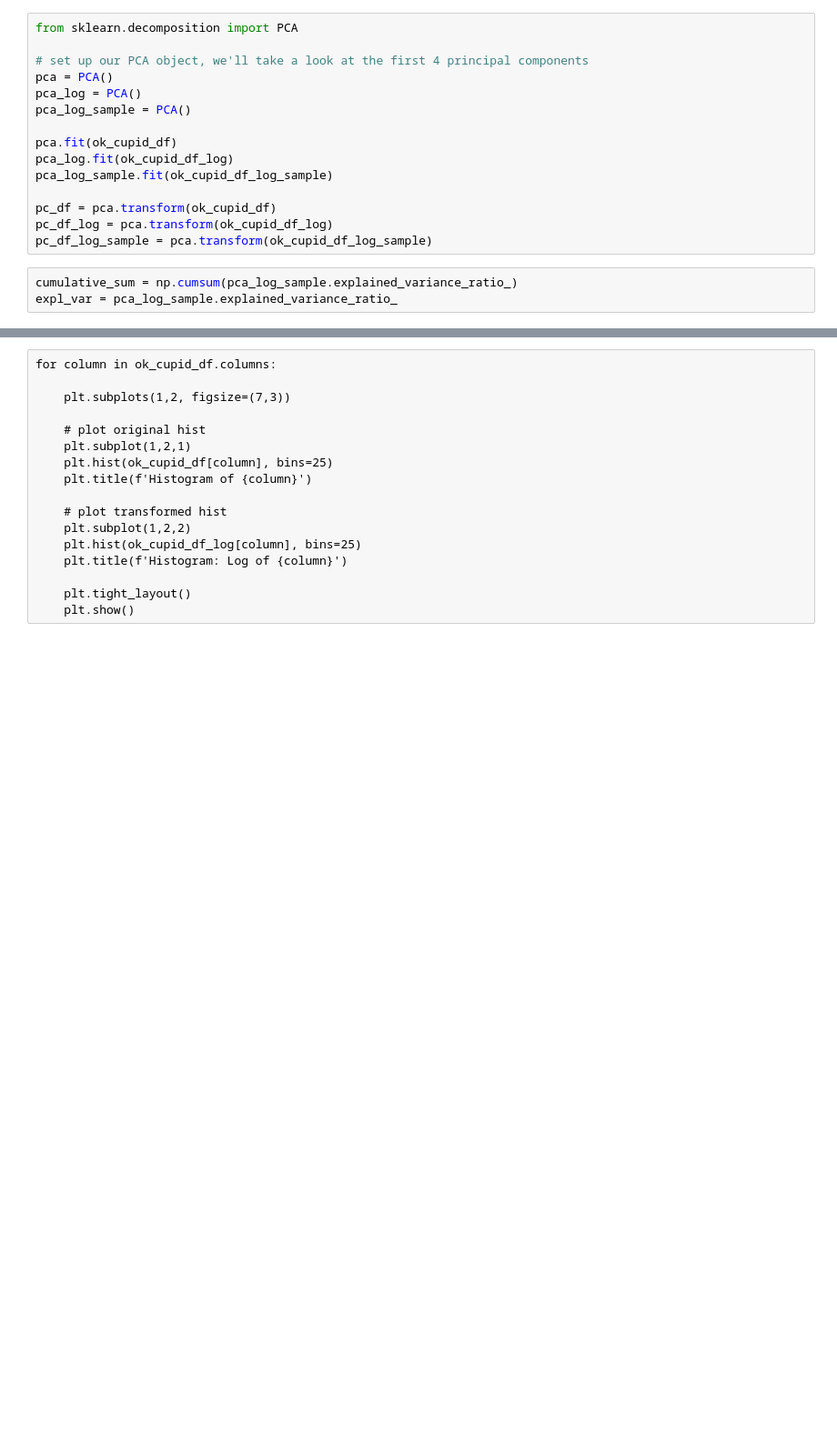
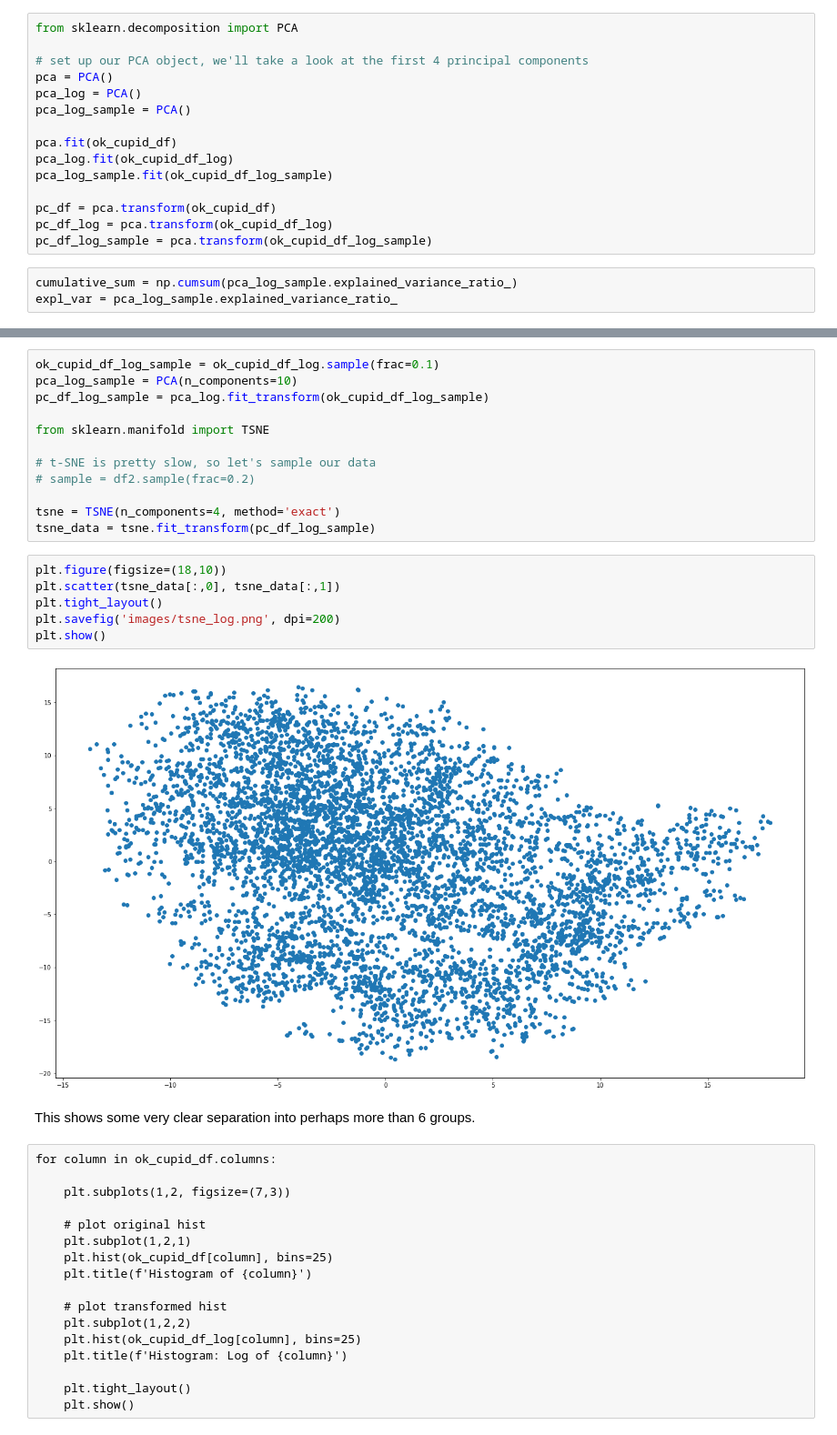
Before and after one commit to puneetsran/okcupid, a Jupyter notebook: ok_cupid_models.ipynb, the cells around one changed output, grey strips where cells are left out. Shown at 91% size. Saved outputs shown, nothing was run; the diff lists cells and outputs as text; blank space fills up the shorter version.

```diff
--- a/ok_cupid_models.ipynb
+++ b/ok_cupid_models.ipynb
@@ -93,3 +101,25 @@ sns.pairplot(pd.DataFrame(pc_df_log_sample))
+# %%
+ok_cupid_df_log_sample = ok_cupid_df_log.sample(frac=0.1)
+pca_log_sample = PCA(n_components=10)
+pc_df_log_sample = pca_log.fit_transform(ok_cupid_df_log_sample)
+
+from sklearn.manifold import TSNE
+
+# t-SNE is pretty slow, so let's sample our data
+# sample = df2.sample(frac=0.2)
+
+tsne = TSNE(n_components=4, method='exact')
+tsne_data = tsne.fit_transform(pc_df_log_sample)
+# %%
+plt.figure(figsize=(18,10))
+plt.scatter(tsne_data[:,0], tsne_data[:,1])
+plt.tight_layout()
+plt.savefig('images/tsne_log.png', dpi=200)
+plt.show()
+# %% [output]
+[figure, added]
+# %% [markdown]
+This shows some very clear separation into perhaps more than 6 groups.
 # %% [raw]
 for column in ok_cupid_df.columns:
 
```
Also changed, not shown: parts of 27 cells of this notebook.
